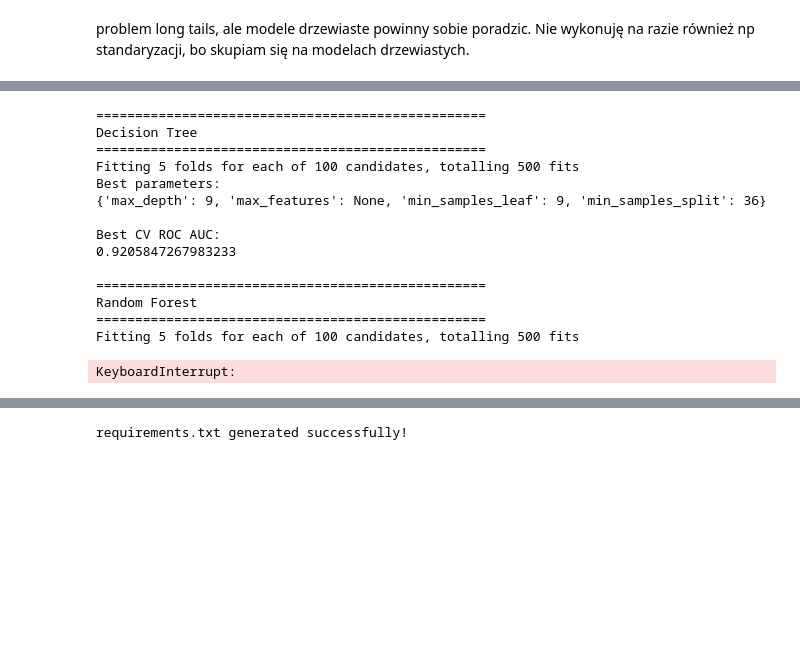
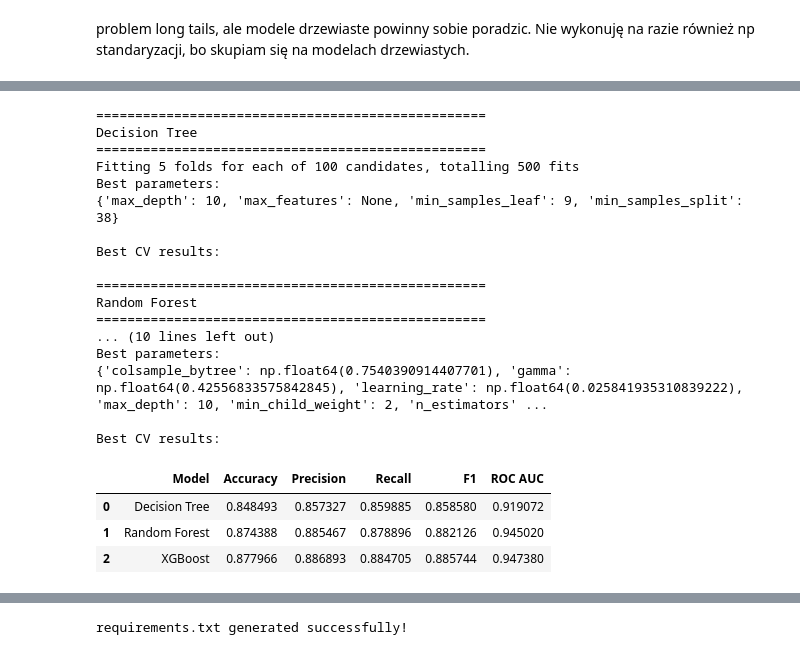
Before and after one commit to juliaaw0/mgr, a Jupyter notebook: boty.ipynb, the cells around one changed output, grey strips where cells are left out. Saved outputs shown, nothing was run; the diff lists cells and outputs as text; code cells hidden in the pictures; blank space fills up the shorter version.

```diff
--- a/boty.ipynb
+++ b/boty.ipynb
@@ -554,35 +558,58 @@ searches = {
 }
 # %%
 best_models = {}
+tuned_results = []
 
 for name, search in searches.items():
 
     print(f"\n{'='*50}")
     print(name)
     print(f"{'='*50}")
 
     search.fit(X_train, y_train)
 
+    # najlepszy model wybrany na podstawie CV ROC AUC
     best_models[name] = search.best_estimator_
+
+    # indeks najlepszej konfiguracji
+    best_index = search.best_index_
 
     print("Best parameters:")
     print(search.best_params_)
 
-    print("\nBest CV ROC AUC:")
-    print(search.best_score_)
+    print("\nBest CV results:")
+
+    tuned_results.append({
+        'Model': name,
+        'Accuracy': search.cv_results_['mean_test_accuracy'][best_index],
+        'Precision': search.cv_results_['mean_test_precision'][best_index],
+        'Recall': search.cv_results_['mean_test_recall'][best_index],
+        'F1': search.cv_results_['mean_test_f1'][best_index],
+        'ROC AUC': search.cv_results_['mean_test_roc_auc'][best_index]
+    })
+
+tuned_results_df = pd.DataFrame(tuned_results)
+
+display(tuned_results_df)
 # %% [output]
 ==================================================
 Decision Tree
 ==================================================
 Fitting 5 folds for each of 100 candidates, totalling 500 fits
 Best parameters:
-{'max_depth': 9, 'max_features': None, 'min_samples_leaf': 9, 'min_samples_split': 36}
+{'max_depth': 10, 'max_features': None, 'min_samples_leaf': 9, 'min_samples_split': 38}
 
-Best CV ROC AUC:
-0.9205847267983233
+Best CV results:
 
 ==================================================
 Random Forest
 ==================================================
-Fitting 5 folds for each of 100 candidates, totalling 500 fits
+... (10 lines left out)
+Best parameters:
+{'colsample_bytree': np.float64(0.7540390914407701), 'gamma': np.float64(0.42556833575842845), 'learning_rate': np.float64(0.025841935310839222), 'max_depth': 10, 'min_child_weight': 2, 'n_estimators' ...
+
+Best CV results:
-KeyboardInterrupt:
+|  | Model | Accuracy | Precision | Recall | F1 | ROC AUC |
+| 0 | Decision Tree | 0.848493 | 0.857327 | 0.859885 | 0.858580 | 0.919072 |
+| 1 | Random Forest | 0.874388 | 0.885467 | 0.878896 | 0.882126 | 0.945020 |
+| 2 | XGBoost | 0.877966 | 0.886893 | 0.884705 | 0.885744 | 0.947380 |
```
Also changed, not shown: parts of 9 cells of this notebook, 12 other files.
